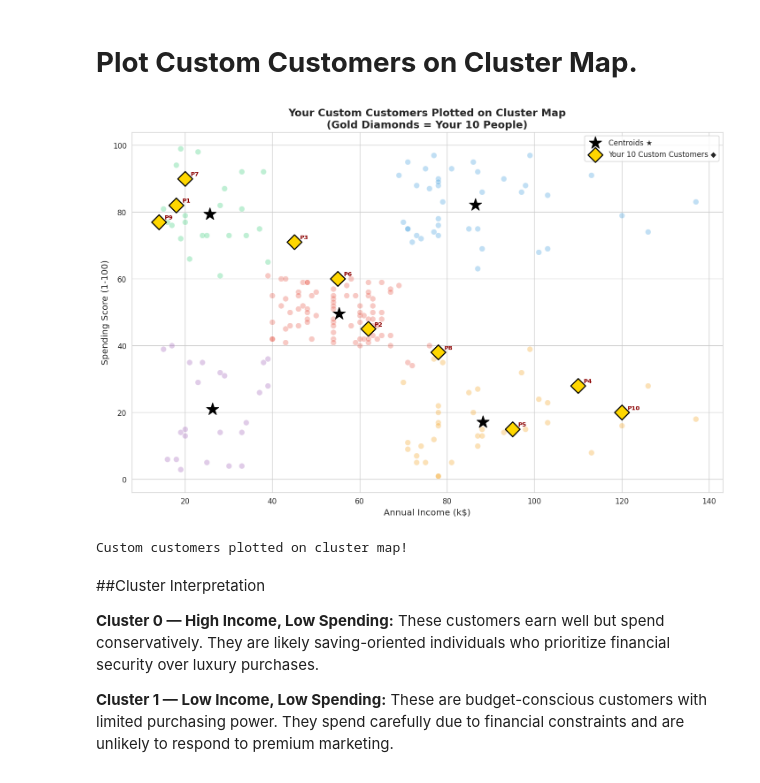
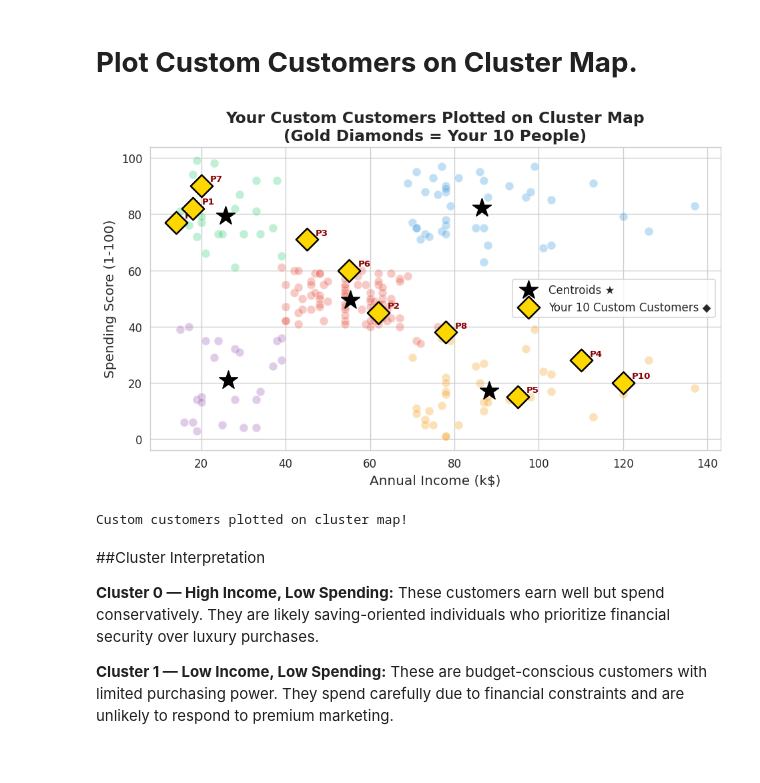
Before and after one commit to rubyat43/220143_K_Means_Clustering, a Jupyter notebook: 220143_K_Means_Clustering.ipynb, the cells around one changed output. Saved outputs shown, nothing was run; the diff lists cells and outputs as text; code cells hidden in the pictures.

```diff
--- a/220143_K_Means_Clustering.ipynb
+++ b/220143_K_Means_Clustering.ipynb
@@ -699,38 +702,38 @@ All 10 customers successfully assigned to clusters!
 # %% [markdown]
 # **Plot Custom Customers on Cluster Map.**
 # %%
-plt.figure(figsize=(12, 8))
+plt.figure(figsize=(8, 5))
 
 for i in range(optimal_k):
     mask = df['Cluster'] == i
     plt.scatter(df.loc[mask, 'Annual Income (k$)'],
                 df.loc[mask, 'Spending Score (1-100)'],
                 c=cluster_colors[i], s=60, alpha=0.3, edgecolors='white')
 
 plt.scatter(centroids_original[:, 0], centroids_original[:, 1],
             s=300, c='black', marker='*', zorder=10, label='Centroids ★')
 
 plt.scatter(df_custom['Annual Income (k$)'],
             df_custom['Spending Score (1-100)'],
             c='gold', s=200, marker='D', edgecolors='black',
             linewidth=1.5, zorder=11, label='Your 10 Custom Customers ◆')
 
 for _, row in df_custom.iterrows():
     plt.annotate(f"P{int(row['CustomerID'])}",
                  (row['Annual Income (k$)'], row['Spending Score (1-100)']),
                  textcoords="offset points", xytext=(8, 4),
                  fontsize=8, fontweight='bold', color='darkred')
 
 plt.title('Your Custom Customers Plotted on Cluster Map\n(Gold Diamonds = Your 10 People)',
           fontsize=14, fontweight='bold')
 plt.xlabel('Annual Income (k$)', fontsize=12)
 plt.ylabel('Spending Score (1-100)', fontsize=12)
 plt.legend(fontsize=10)
 plt.tight_layout()
 plt.show()
 print("Custom customers plotted on cluster map!")
 # %% [output]
-[figure, old version]
+[figure, new version]
 Custom customers plotted on cluster map!
 # %% [markdown]
 ##Cluster Interpretation
```
Also changed, not shown: parts of 3 cells of this notebook.
